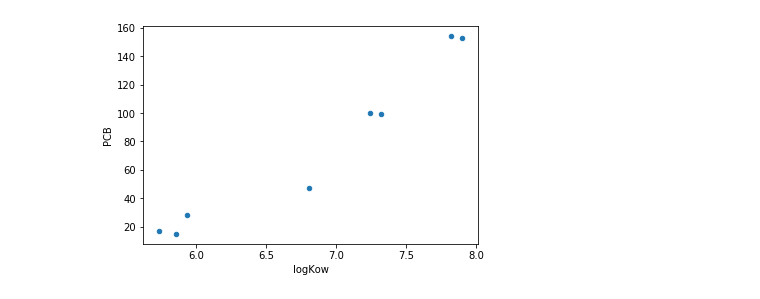
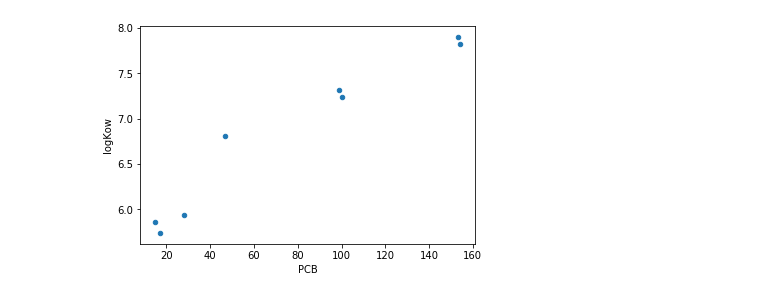
Before and after one commit to LaPoGeoMar/geoquimica_marinha, a Jupyter notebook: Kow_PCB.ipynb, the cells around one changed output. Cells and saved outputs as stored; diff of their text form; code cells hidden in the pictures.

```diff
--- a/Kow_PCB.ipynb
+++ b/Kow_PCB.ipynb
@@ -25,0 +36,5 @@ df
+# %%
+#Transformar pg/L em ng/L
+
+df["Água(ngL-1)"] = df["Água(pg/L)"] / 1000
+df
@@ -25,0 +59,7 @@ df
+# %%
+#Calcular BCF
+import numpy as np
+
+df["logBCF"] = np.log10(df["Mexilhão(ng/g-lw)"] / df["Água(ngL-1)"])
+
+df
@@ -26,7 +92,7 @@ df
 # %%
 %matplotlib inline
 
 
-df.plot.scatter("logKow", "PCB");
+df.plot.scatter("PCB", "logKow");
 # %% [output]
-[figure, old version]
+[figure, new version]
```
Also changed, not shown: parts of 6 cells of this notebook, 4 other files.
